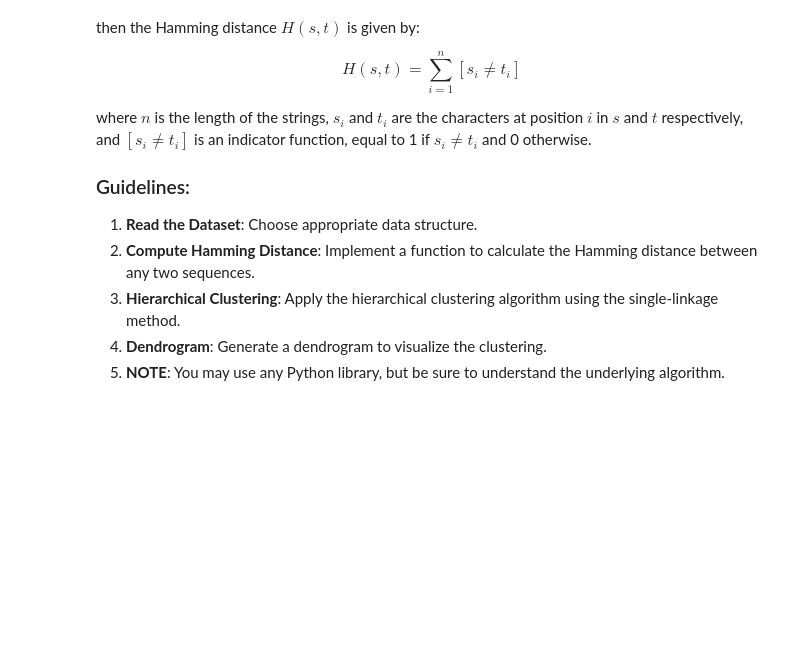
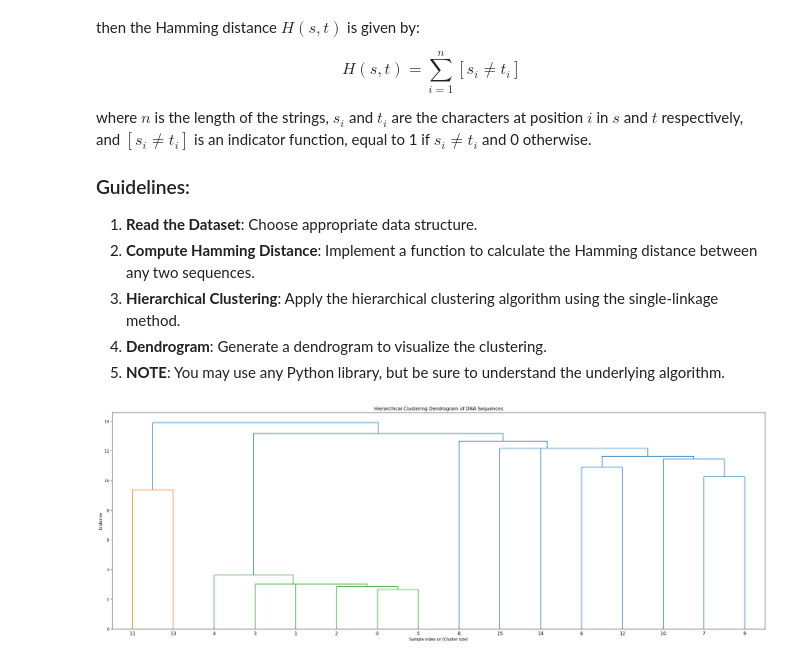
Before and after one commit to MaoMaoCV/Data-Science-Fundamentals, a Jupyter notebook: lecture_06/worksheet_06.ipynb, the cells around one changed output. Drawn from its saved outputs; the diff is of its cells as text; code cells hidden in the pictures; blank space fills up the shorter version.

```diff
--- a/lecture_06/worksheet_06.ipynb
+++ b/lecture_06/worksheet_06.ipynb
@@ -166,0 +150,50 @@ sequences = [
+# %%
+from scipy.cluster.hierarchy import dendrogram, linkage
+from matplotlib import pyplot as plt
+import numpy as np
+
+# Function to calculate Hamming Distance between two sequences
+def Hamming_Dist(sequence_A, sequence_B):
+    return sum(1 for i, j in zip(sequence_A, sequence_B) if i != j)
+
+# List of DNA sequences
+sequences = [
+ 'ACGTGGTCTTAA',
+ 'ACGTCGTCTTAC',
+ 'ACGTGGTCTTAC',
+ 'ACGTAGTCTTAA',
+ 'ACGTGGTCTTCC',
+ 'ACGTGGTCTTAG',
+ 'CTGTTAAATAAG',
+ 'GGTTAGAACACG',
+ 'AGTGGTTGAAGT',
+ 'GGCTTACACCCT',
+ 'AGATTGTCCACT',
+ 'CATGCGGTCAAC',
+ 'ATATATCATAGC',
+ 'TTTGCGGTTGGA',
+ 'GAATGGTCAGAA',
+ 'GTGATGCTGTCT']
+
+n = len(sequences)
+distance_matrix = np.zeros((n, n))
+
+for i in range(n):
+    for j in range(i+1, n):  # Optimization to fill upper triangle, since matrix is symmetric
+        distance = Hamming_Dist(sequences[i], sequences[j])
+        distance_matrix[i, j] = distance
+        distance_matrix[j, i] = distance  # Mirror the distance for the lower triangle
+
+Z = linkage(distance_matrix, 'single')
+
+fig = plt.figure(figsize=(30, 10))
+dn = dendrogram(Z)
+
+
+plt.title('Hierarchical Clustering Dendrogram of DNA Sequences')
+plt.xlabel('Sample index or (Cluster size)')
+plt.ylabel('Distance')
+
+plt.show()
+# %% [output]
+[figure, added]
```
Also changed, not shown: parts of 17 cells of this notebook.
